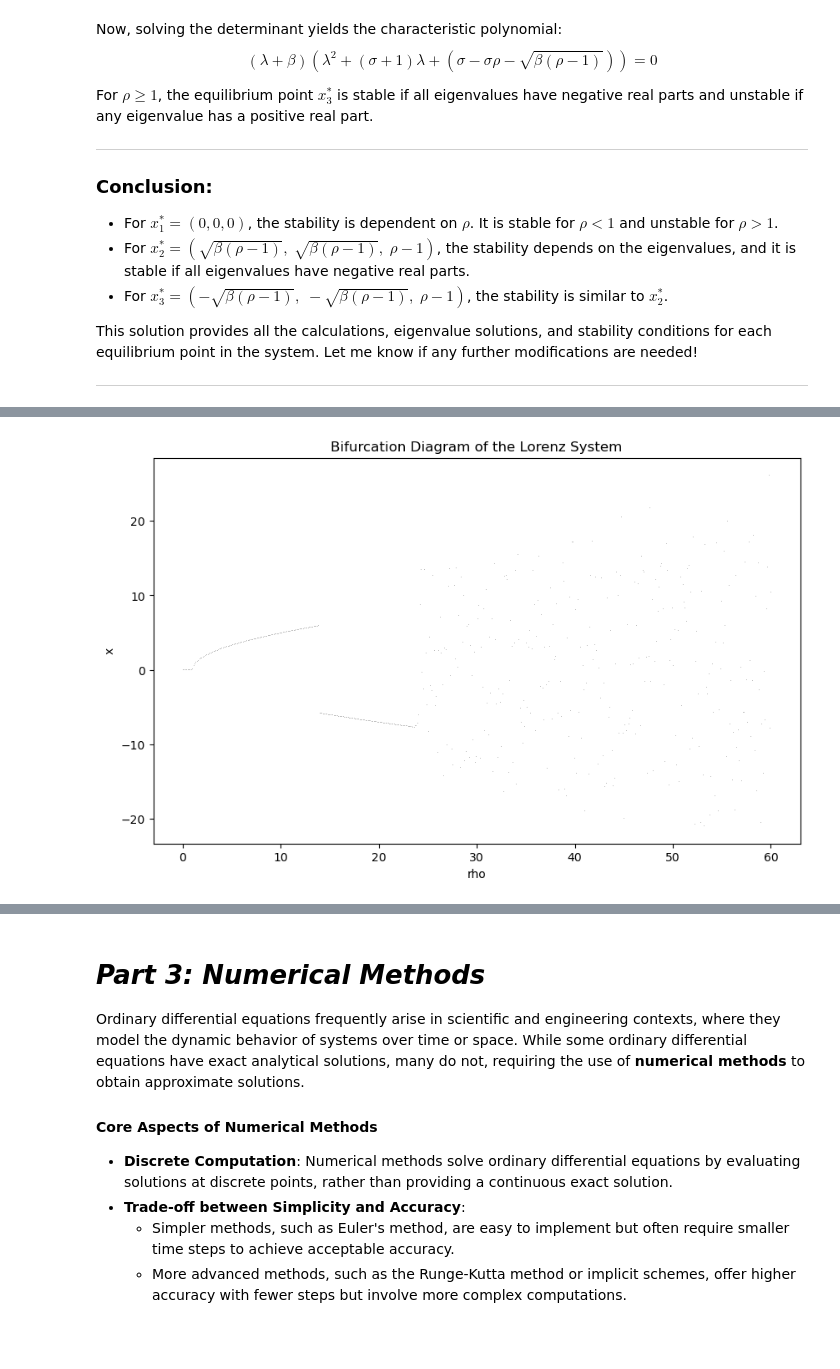
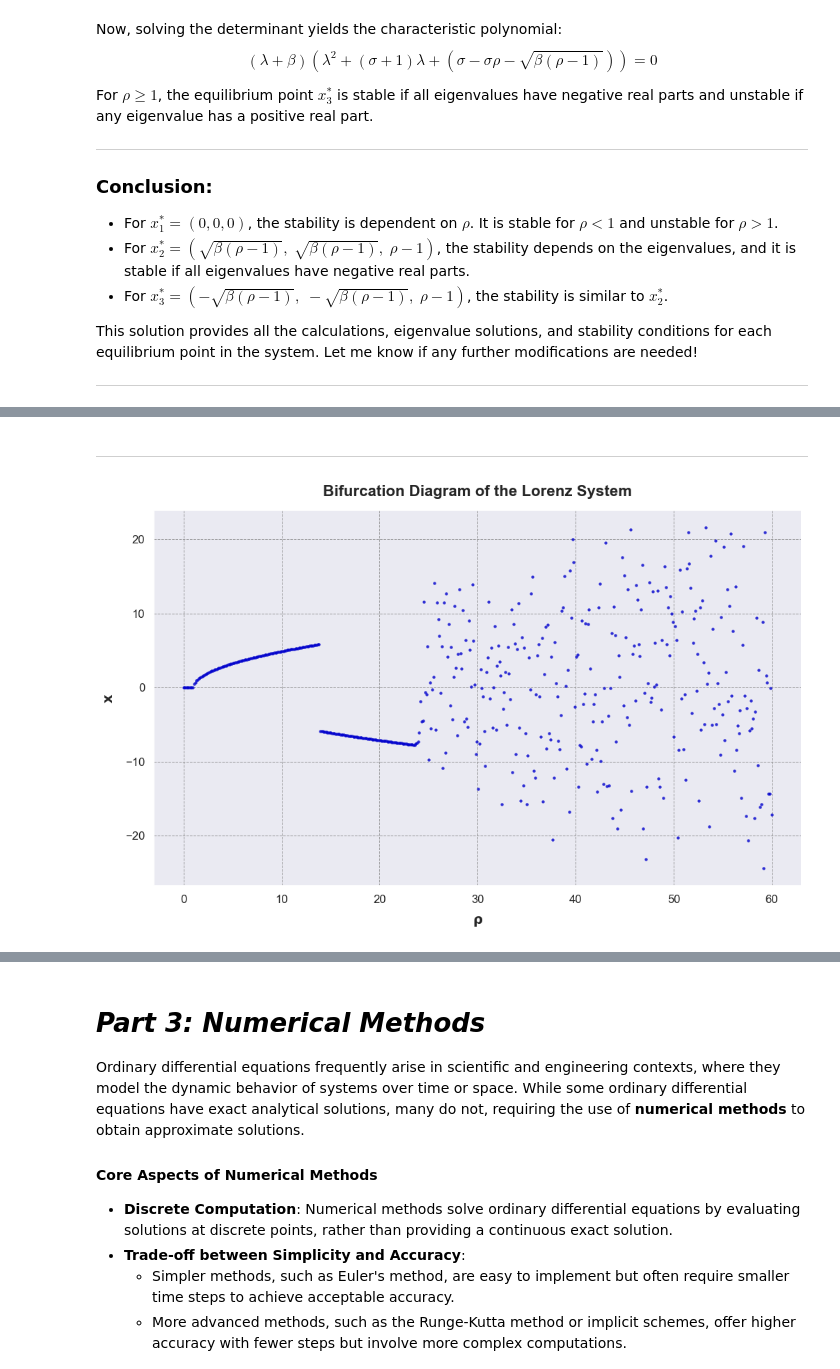
Before and after one commit to DominikJur/Lorenz-System, a Jupyter notebook: lorenz_system.ipynb, the cells around one changed output, grey strips where cells are left out. Drawn from its saved outputs; the diff is of its cells as text; code cells hidden in the pictures; blank space fills up the shorter version.

```diff
--- a/lorenz_system.ipynb
+++ b/lorenz_system.ipynb
@@ -300,9 +304,10 @@ A bifurcation diagram is a tool used to visualize how the steady-state behavior
 # %%
 import numpy as np
 import matplotlib.pyplot as plt
+import seaborn as sns
 from scipy.integrate import odeint
 
-# Lorenz system equations
+
 def lorenz(state, t, sigma, rho, beta):
     x, y, z = state
     dxdt = sigma * (y - x)
@@ -310,26 +315,39 @@ def lorenz(state, t, sigma, rho, beta):
     dzdt = x * y - beta * z
     return [dxdt, dydt, dzdt]
 
-# Parameters
-sigma = 10.0
-beta = 8/3
-rho_values = np.linspace(0, 60, 500)
-initial_conditions = [1.0, 0.0, 0.0]
+def plot_bifurcation_diagram():
+    sigma = 10.0
+    beta = 8/3
+    rho_values = np.linspace(0, 60, 500)
+    initial_conditions = [1.0, 0.0, 0.0]
 
-# Bifurcation diagram
-x_vals = []
-for rho in rho_values:
-    t = np.linspace(0, 100, 10000)  # Time span for the solution
-    solution = odeint(lorenz, initial_conditions, t, args=(sigma, rho, beta))
-    x_vals.append(solution[-1, 0])  # Take the last value of x for stability
+    x_vals = [odeint(lorenz, initial_conditions, np.linspace(0, 100, 10000), args=(sigma, rho, beta))[-1, 0] for rho in rho_values]
 
-# Plot bifurcation diagram
-plt.figure(figsize=(10, 6))
-plt.plot(rho_values, x_vals, ',k', alpha=0.25)
-plt.xlabel('rho')
-plt.ylabel('x')
-plt.title('Bifurcation Diagram of the Lorenz System')
-plt.show()
+    sns.set_theme(style="darkgrid")
+    plt.figure(figsize=(12, 7))
+
+    sns.scatterplot(
+        x=rho_values,
+        y=x_vals,
+        s=8,
+        color="mediumblue",
+        alpha=0.8,
+        edgecolor=None
+    )
+
+    plt.xlabel(r'$\mathbf{\rho}$', fontsize=14, labelpad=10)
+    plt.ylabel(r'$\mathbf{x}$', fontsize=14, labelpad=10)
+    plt.title('Bifurcation Diagram of the Lorenz System', fontsize=16, weight='bold', pad=15)
+
+    plt.xticks(fontsize=12)
+    plt.yticks(fontsize=12)
+
+    plt.grid(color='gray', linestyle='--', linewidth=0.7, alpha=0.8)
+    sns.despine()
-# %% [output]
-[figure, removed]
+# %% [markdown]
+---
+# %%
+plot_bifurcation_diagram()
+# %% [output]
+[figure, added]
 # %% [markdown]
```
Also changed, not shown: parts of 9 cells of this notebook.
